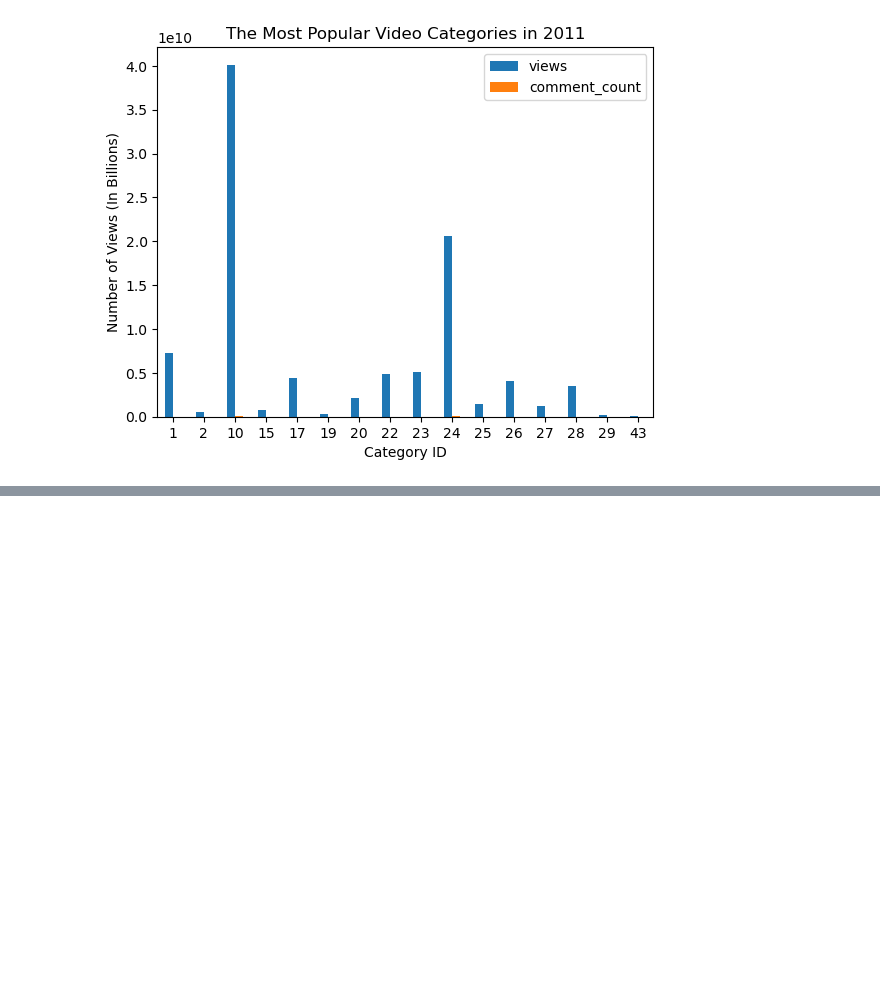
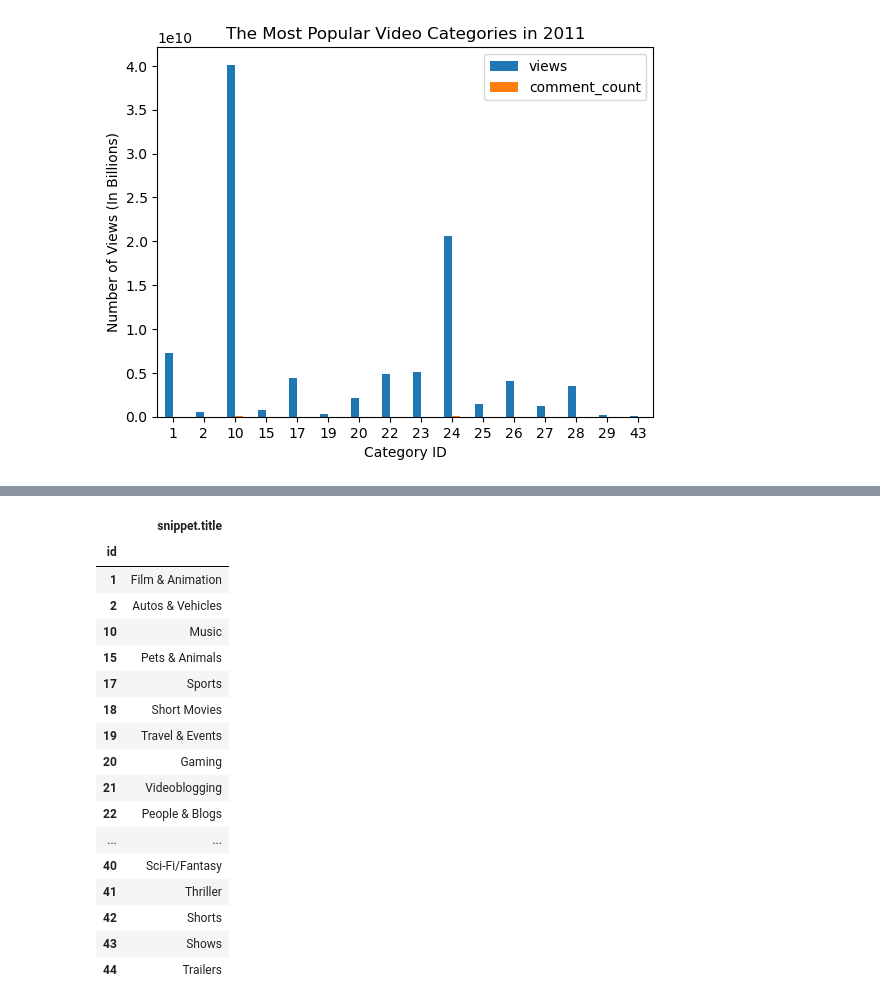
Before and after one commit to tralinde/tralinde_EDA_group_presentation, a Jupyter notebook: notebooks/youtube_EDA.ipynb, the cells around one changed output, grey strips where cells are left out. Saved outputs shown, nothing was run; the diff lists cells and outputs as text; code cells hidden in the pictures; blank space fills up the shorter version.

```diff
--- a/notebooks/youtube_EDA.ipynb
+++ b/notebooks/youtube_EDA.ipynb
@@ -95,0 +118,28 @@ category_id_c.plot.bar(ax=axs[1])
+# %%
+#uploading JSON file to see video categories
+f = open('../data/US_category_id.json')
+data = json.load(f)
+
+
+category_df = pd.json_normalize(data, record_path =['items'])
+category_df.drop(['kind', 'etag', 'snippet.channelId', 'snippet.assignable'], axis=1, inplace=True)
+category_df.set_index('id')
+# %% [output]
+|  | snippet.title |
+| id |  |
+| 1 | Film & Animation |
+| 2 | Autos & Vehicles |
+| 10 | Music |
+| 15 | Pets & Animals |
+| 17 | Sports |
+| 18 | Short Movies |
+| 19 | Travel & Events |
+| 20 | Gaming |
+| 21 | Videoblogging |
+| 22 | People & Blogs |
+| ... | ... |
+| 40 | Sci-Fi/Fantasy |
+| 41 | Thriller |
+| 42 | Shorts |
+| 43 | Shows |
+| 44 | Trailers |
```
Also changed, not shown: parts of 5 cells of this notebook, 1 other file.
